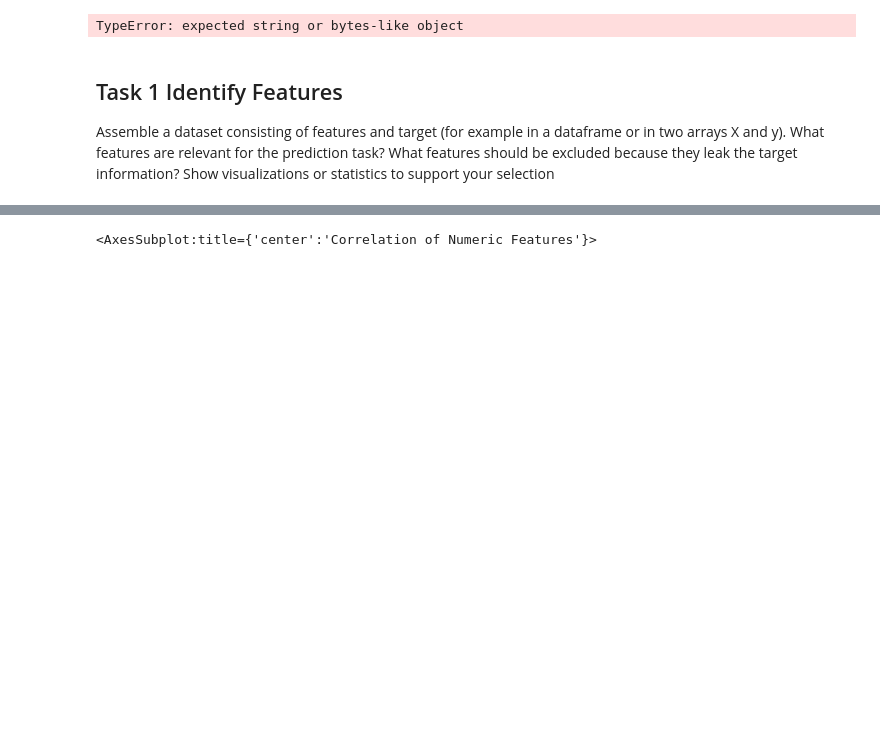
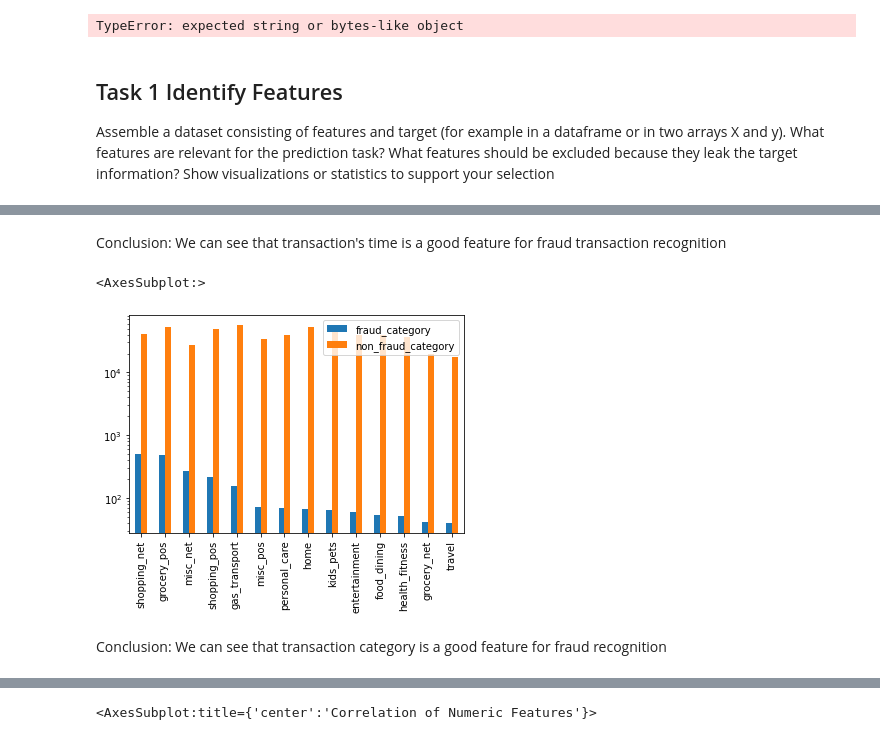
Before and after one commit to sashaaKr/master-of-science, a Jupyter notebook: semester_2/Advanced_Topics_in_Machine_Learning/assignment_2/Advanced Machine Learning - HW #2.ipynb, the cells around one changed output, grey strips where cells are left out. Drawn from its saved outputs; the diff is of its cells as text; code cells hidden in the pictures; blank space fills up the shorter version.

```diff
--- a/semester_2/Advanced_Topics_in_Machine_Learning/assignment_2/Advanced Machine Learning - HW #2.ipynb
+++ b/semester_2/Advanced_Topics_in_Machine_Learning/assignment_2/Advanced Machine Learning - HW #2.ipynb
@@ -356,0 +362,14 @@ No handles with labels found to put in legend.
+# %% [markdown]
+Conclusion:
+We can see that transaction's time is a good feature for fraud transaction recognition
+# %%
+##### category #####
+category_df = pd.concat([fraud.category.value_counts(), normal.category.value_counts()], keys=["fraud_category", "non_fraud_category"], axis=1)
+
+category_df.plot(kind='bar', logy=True)
+# %% [output]
+<AxesSubplot:>
+[figure, added]
+# %% [markdown]
+Conclusion:
+We can see that transaction category is a good feature for fraud recognition
```
Also changed, not shown: parts of 8 cells of this notebook.
